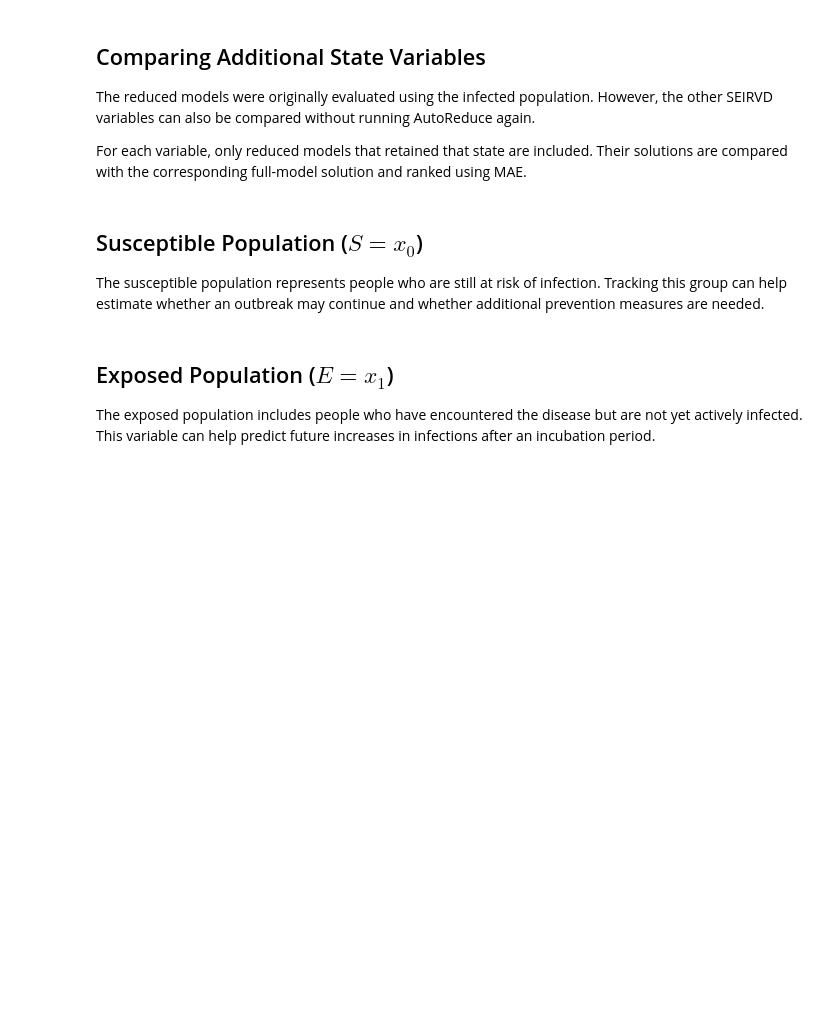
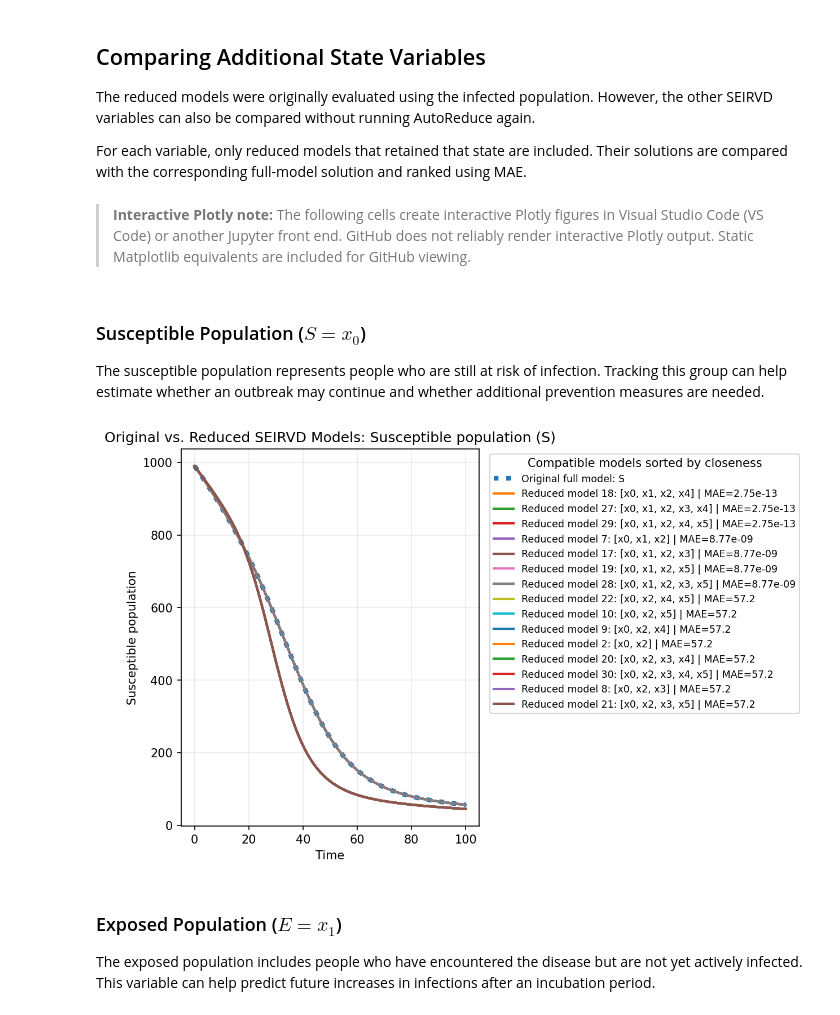
Before and after one commit to ayush9pandey/AutoReduce, a Jupyter notebook: examples/biological/SEIRVD_Model_Example.ipynb, the cells around one changed output. Saved outputs shown, nothing was run; the diff lists cells and outputs as text; code cells hidden in the pictures; blank space fills up the shorter version.

```diff
--- a/examples/biological/SEIRVD_Model_Example.ipynb
+++ b/examples/biological/SEIRVD_Model_Example.ipynb
@@ -392,4 +427,6 @@ np.float64(650.1073129304234)
 The reduced models were originally evaluated using the infected population. However, the other SEIRVD variables can also be compared without running AutoReduce again.
 
 For each variable, only reduced models that retained that state are included. Their solutions are compared with the corresponding full-model solution and ranked using MAE.
+# %% [markdown]
+> **Interactive Plotly note:** The following cells create interactive Plotly figures in Visual Studio Code (VS Code) or another Jupyter front end. GitHub does not reliably render interactive Plotly output. Static Matplotlib equivalents are included for GitHub viewing.
 # %%
@@ -534,11 +615,16 @@ def plot_reduced_models_for_state(state_index):
 # %% [markdown]
-## Susceptible Population ($S=x_0$)
+### Susceptible Population ($S=x_0$)
 
 The susceptible population represents people who are still at risk of infection. Tracking this group can help estimate whether an outbreak may continue and whether additional prevention measures are needed.
 # %%
 susceptible_results = plot_reduced_models_for_state(0)
+# %%
+# Static Matplotlib equivalent for GitHub
+plot_reduced_models_for_state_static(0, susceptible_results)
+# %% [output]
+[figure, added]
 # %% [markdown]
-## Exposed Population ($E=x_1$)
+### Exposed Population ($E=x_1$)
 
 The exposed population includes people who have encountered the disease but are not yet actively infected. This variable can help predict future increases in infections after an incubation period.
 # %%
```
Also changed, not shown: parts of 15 cells of this notebook.
